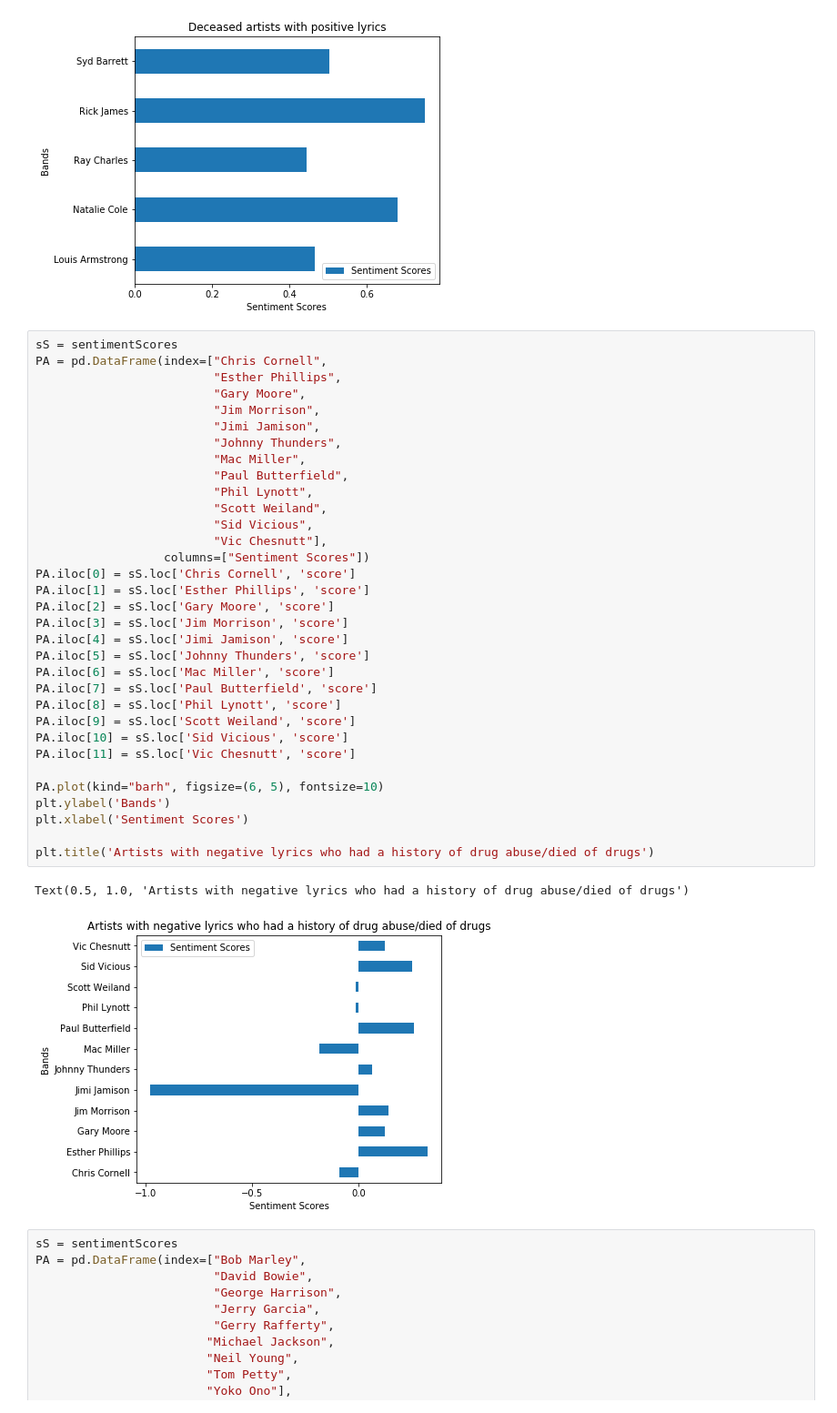
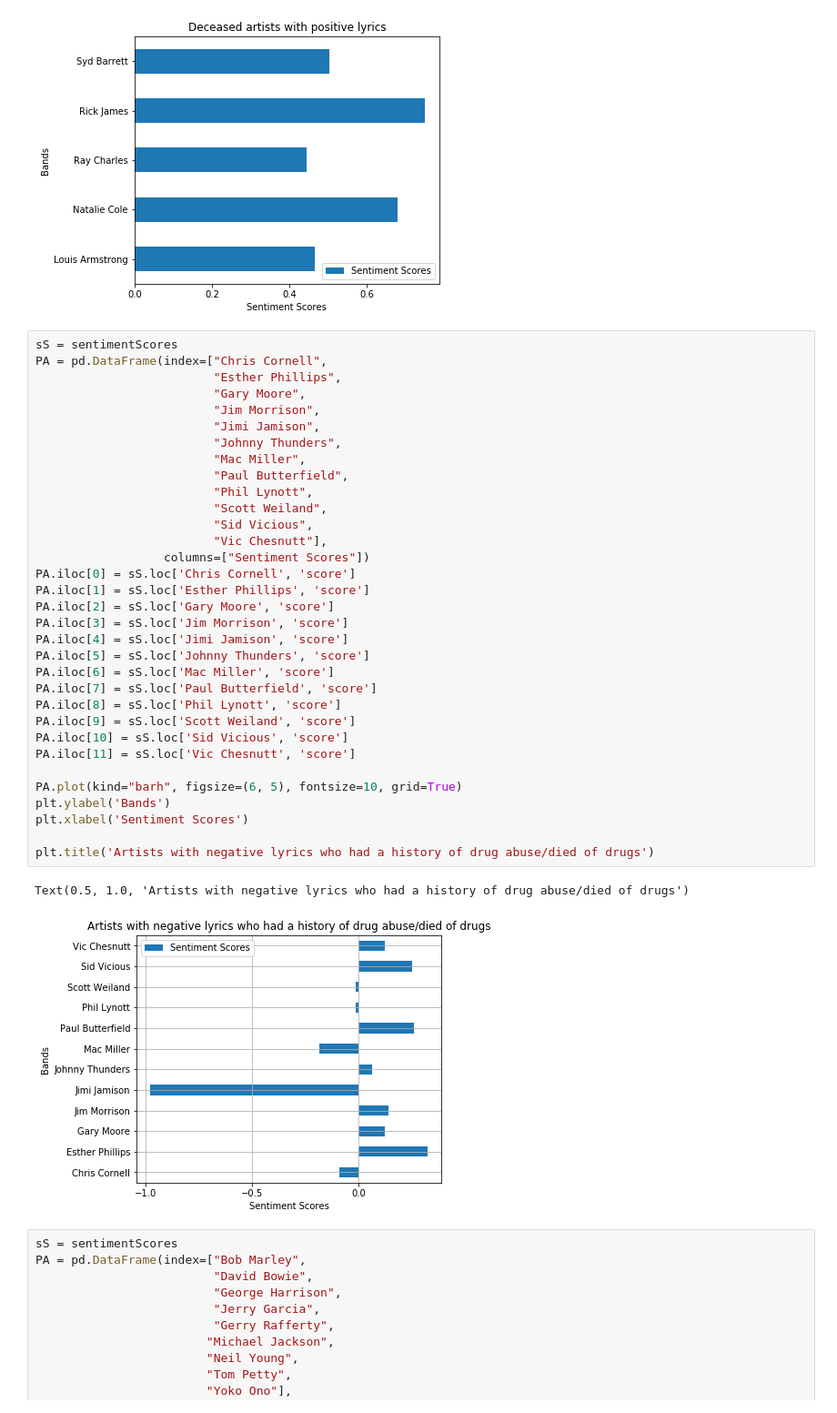
Before and after one commit to kachiem/COGS108_final, a Jupyter notebook: FinalProject.ipynb, the cells around one changed output. Shown: that part at 91% size. Saved outputs shown, nothing was run; the diff lists cells and outputs as text.

Commit message:
woah yeah, added some grids to the ones with neg. values

```diff
--- a/FinalProject.ipynb
+++ b/FinalProject.ipynb
@@ -553,35 +553,35 @@ PA = pd.DataFrame(index=["Chris Cornell",
                          "Gary Moore",
                          "Jim Morrison",
                          "Jimi Jamison",
                          "Johnny Thunders",
                          "Mac Miller",
                          "Paul Butterfield",
                          "Phil Lynott",
                          "Scott Weiland",
                          "Sid Vicious",
                          "Vic Chesnutt"],
                   columns=["Sentiment Scores"])
 PA.iloc[0] = sS.loc['Chris Cornell', 'score']
 PA.iloc[1] = sS.loc['Esther Phillips', 'score']
 PA.iloc[2] = sS.loc['Gary Moore', 'score']
 PA.iloc[3] = sS.loc['Jim Morrison', 'score']
 PA.iloc[4] = sS.loc['Jimi Jamison', 'score']
 PA.iloc[5] = sS.loc['Johnny Thunders', 'score']
 PA.iloc[6] = sS.loc['Mac Miller', 'score']
 PA.iloc[7] = sS.loc['Paul Butterfield', 'score']
 PA.iloc[8] = sS.loc['Phil Lynott', 'score']
 PA.iloc[9] = sS.loc['Scott Weiland', 'score']
 PA.iloc[10] = sS.loc['Sid Vicious', 'score']
 PA.iloc[11] = sS.loc['Vic Chesnutt', 'score']
 
-PA.plot(kind="barh", figsize=(6, 5), fontsize=10)
+PA.plot(kind="barh", figsize=(6, 5), fontsize=10, grid=True)
 plt.ylabel('Bands')
 plt.xlabel('Sentiment Scores')
 
 plt.title('Artists with negative lyrics who had a history of drug abuse/died of drugs')
 # %% [output]
 Text(0.5, 1.0, 'Artists with negative lyrics who had a history of drug abuse/died of drugs')
-[figure, old version]
+[figure, new version]
 # %%
 sS = sentimentScores
 PA = pd.DataFrame(index=["Bob Marley",
```
Also changed, not shown: parts of 1 cell of this notebook.
